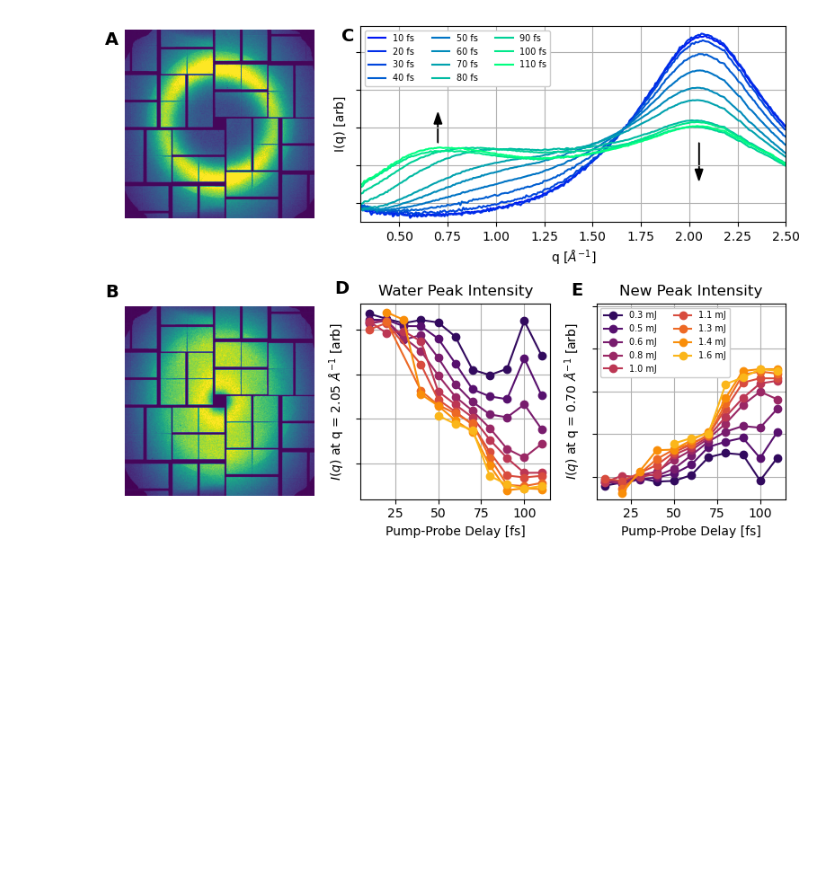
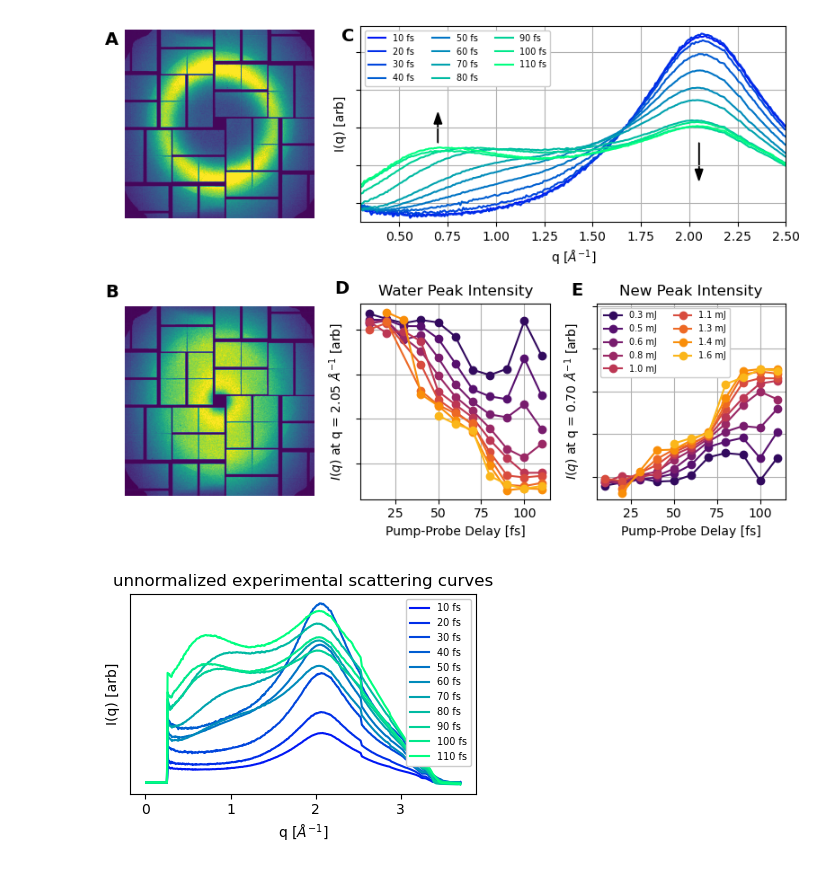
Before and after one commit to tjlane/cxig0715, a Jupyter notebook: figures/figures.ipynb, the cells around one changed output. Saved outputs shown, nothing was run; the diff lists cells and outputs as text; code cells hidden in the pictures; blank space fills up the shorter version.

Commit message:
unnormalized plot

```diff
--- a/figures/figures.ipynb
+++ b/figures/figures.ipynb
@@ -646,3 +646,39 @@ plt.savefig("./experiment_cspad_time_and_power.png")
 plt.show()
 # %% [output]
 [figure]
+# %%
+# unnormalized - by binning!
+
+pump_powers = np.array([2000000.0,3000000.0,4000000.0,5000000.0,6000000.0,7000000.0,8000000.0,9000000.0,10000000])
+time_delays = np.array(time_delays)
+
+
+plt.figure(figsize=(4,3))
+plt.title("unnormalized experimental scattering curves")
+
+ax = plt.subplot(111)
+
+for i,b in enumerate(EXPERIMENTAL_DELAYS):
+    bin_y = time_power_data_stack[i,:,:].mean(-1)
+    ax.plot(
+        iq_vs_power_data[110.0][1:,0],
+        bin_y[:],
+        color=plt.cm.winter(b/EXPERIMENTAL_DELAYS.max()),
+    )
+
+plt.xlabel('q [$\AA^{-1}]$')
+plt.ylabel('I(q) [arb]')
+plt.legend(
+    ['%d fs' % b for b in EXPERIMENTAL_DELAYS],
+    prop={'size': 7},
+    ncol=1,
+    framealpha=1.0,
+)
+ax.get_yaxis().set_ticks([])
+
+
+plt.tight_layout()
+#plt.savefig('figures/peak_ints_vs_delay-power_%s.pdf' % ds_name)
+plt.show()
+# %% [output]
+[figure, added]
```
